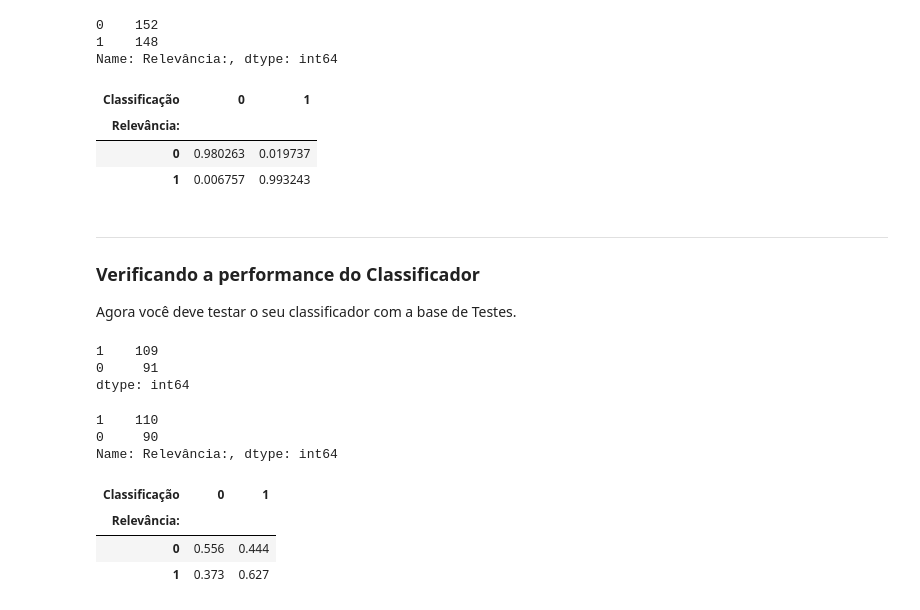
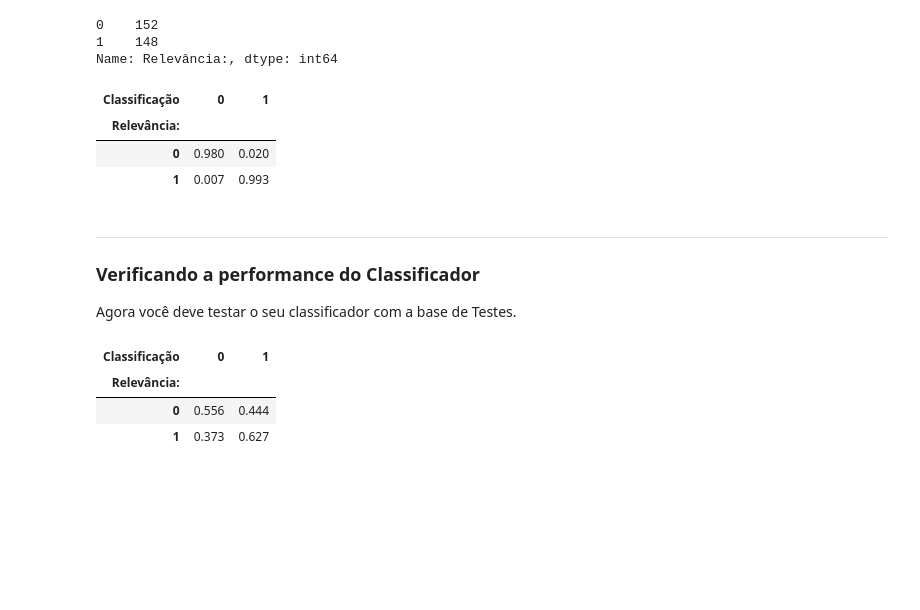
Before and after one commit to arthurchieppe/P1-Ciencia-dos-Dados, a Jupyter notebook: Projeto1_Classificador_layout.ipynb, the cells around one changed output. Drawn from its saved outputs; the diff is of its cells as text; code cells hidden in the pictures; blank space fills up the shorter version.

```diff
--- a/Projeto1_Classificador_layout.ipynb
+++ b/Projeto1_Classificador_layout.ipynb
@@ -17,7 +17,7 @@ import numpy as np
 import os
 from math import *
 from emoji import UNICODE_EMOJI
-pd.set_option("display.max_rows", None, "display.max_columns", None)
+#pd.set_option("display.max_rows", None, "display.max_columns", None)
 # %% [markdown]
 **Em `filename`, coloque o nome do seu arquivo de dados!**
 # %%
@@ -195,12 +196,12 @@ train['Relevância:'].value_counts()
 Name: Relevância:, dtype: int64
 # %%
 #Checando eficácia do classificador em se auto-classificar:
-pd.crosstab(train['Relevância:'], train['Classificação'], normalize='index')
+pd.crosstab(train['Relevância:'], train['Classificação'], normalize='index').round(3)
 # %% [output]
 | Classificação | 0 | 1 |
 | Relevância: |  |  |
-| 0 | 0.980263 | 0.019737 |
-| 1 | 0.006757 | 0.993243 |
+| 0 | 0.980 | 0.020 |
+| 1 | 0.007 | 0.993 |
 # %% [markdown]
 ___
 ### Verificando a performance do Classificador
@@ -211,18 +212,6 @@ test = limpa_tweets(test)
 teste_teste = pd.Series(classifica(test, dic_rele, dic_irrele, Rele, Irrele))
 
 test['Classificação'] = teste_teste
-# %%
-teste_teste.value_counts()
-# %% [output]
-1    109
-0     91
-dtype: int64
-# %%
-test['Relevância:'].value_counts()
-# %% [output]
-1    110
-0     90
-Name: Relevância:, dtype: int64
 # %%
 verifica_performance = pd.crosstab(test['Relevância:'], test['Classificação'], normalize='index').round(3)
 verifica_performance
```
Also changed, not shown: parts of 4 cells of this notebook, 1 other file.
